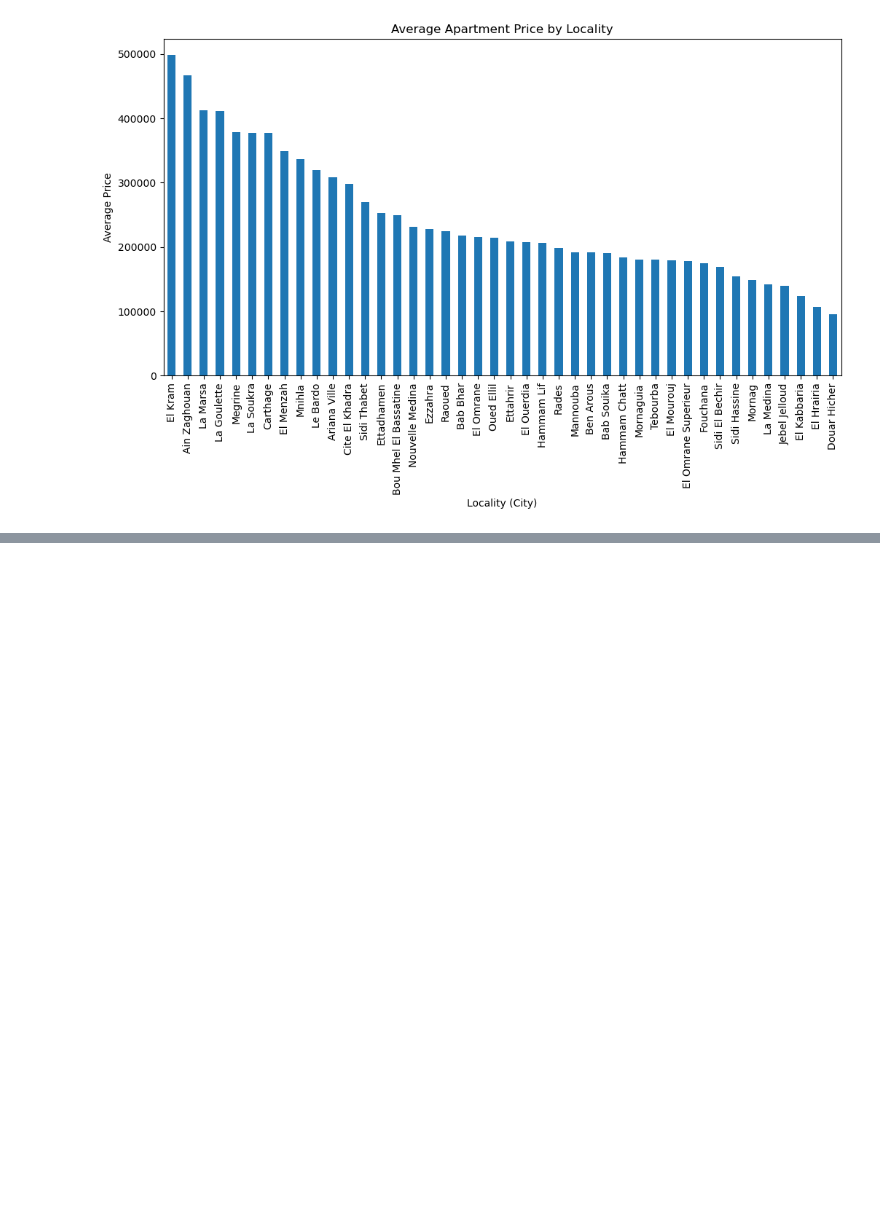
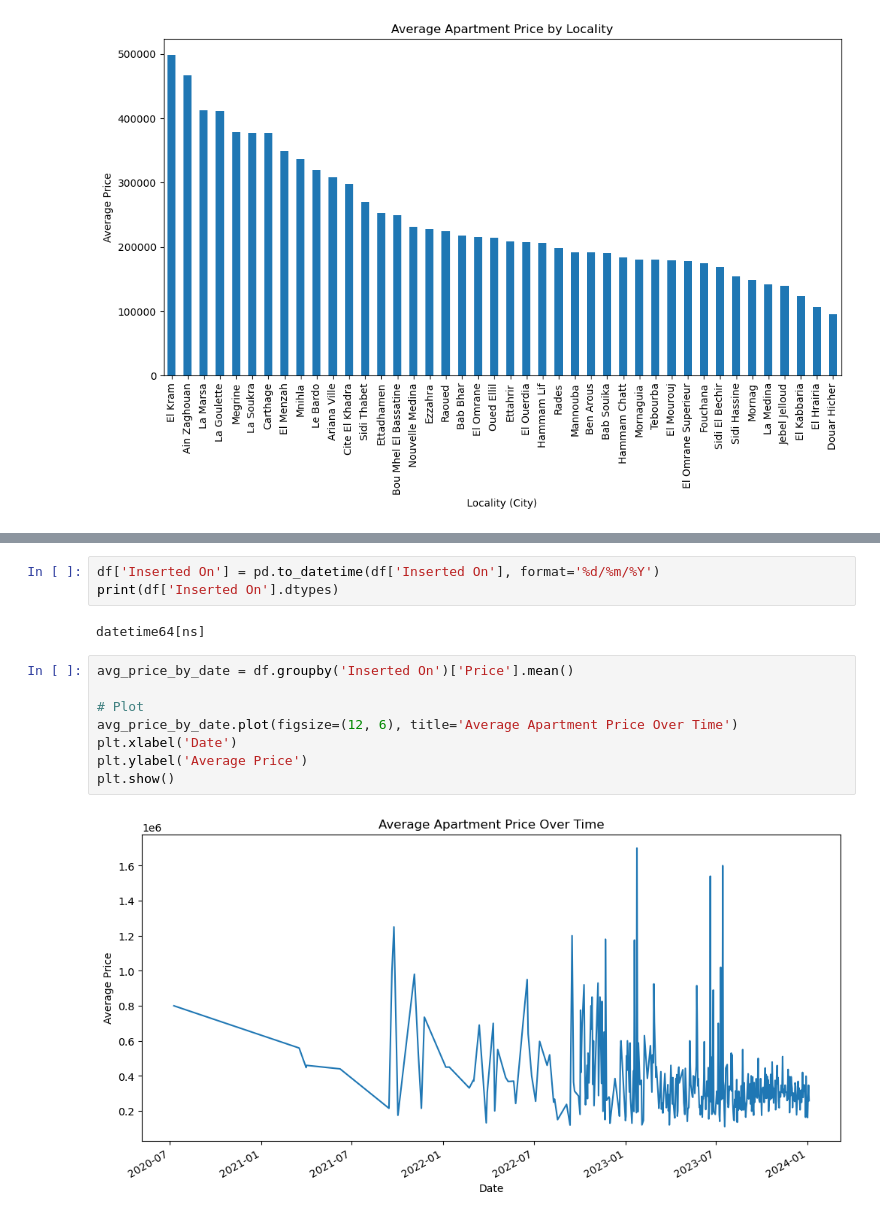
Before and after one commit to anasneji2002/Housing_pricing, a Jupyter notebook: notebooks/visualization/tunisia-real-estate.ipynb, the cells around one changed output, grey strips where cells are left out. Saved outputs shown, nothing was run; the diff lists cells and outputs as text; blank space fills up the shorter version.

```diff
--- a/notebooks/visualization/tunisia-real-estate.ipynb
+++ b/notebooks/visualization/tunisia-real-estate.ipynb
@@ -101,0 +123,15 @@ plt.show()
+# %%
+df['Inserted On'] = pd.to_datetime(df['Inserted On'], format='%d/%m/%Y')
+print(df['Inserted On'].dtypes)
+# %% [output]
+datetime64[ns]
+# %%
+avg_price_by_date = df.groupby('Inserted On')['Price'].mean()
+
+# Plot
+avg_price_by_date.plot(figsize=(12, 6), title='Average Apartment Price Over Time')
+plt.xlabel('Date')
+plt.ylabel('Average Price')
+plt.show()
+# %% [output]
+[figure, added]
```
Also changed, not shown: parts of 9 cells of this notebook.
